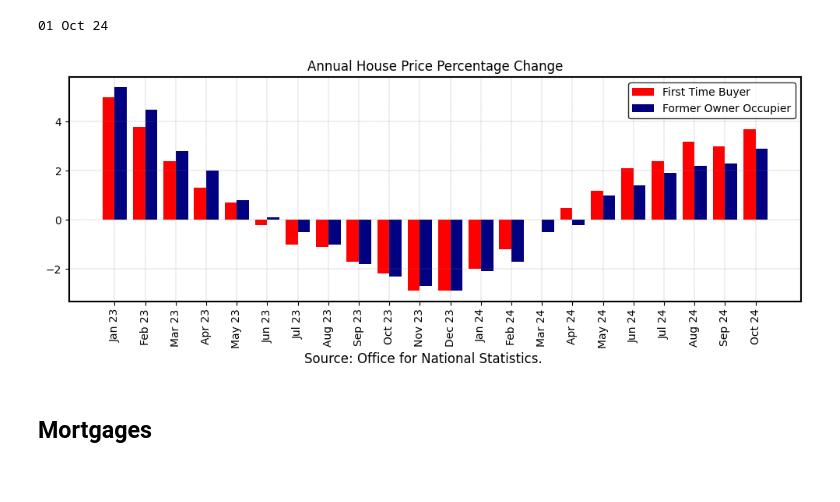
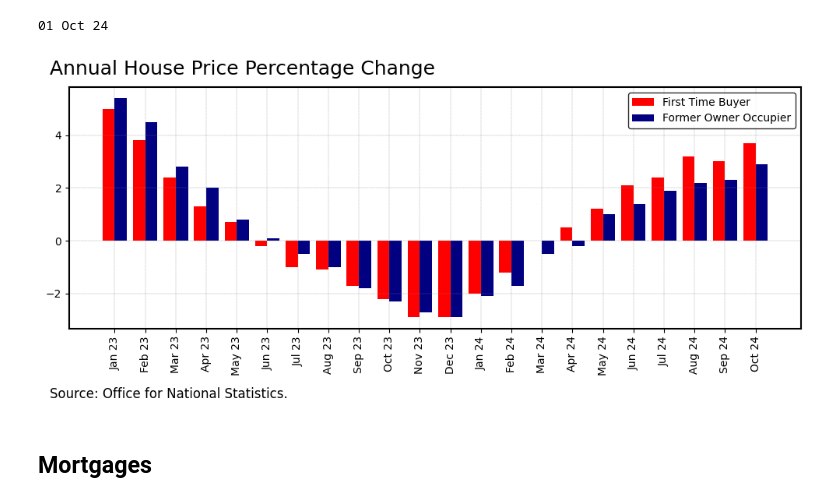
Before and after one commit to rpreen/econ, a Jupyter notebook: econ.ipynb, the cells around one changed output. Drawn from its saved outputs; the diff is of its cells as text; code cells hidden in the pictures.

```diff
--- a/econ.ipynb
+++ b/econ.ipynb
@@ -269,38 +269,51 @@ x2 = x + bar_width
 
 ax.bar(x, df_ftb["FTB_Change"], width=bar_width, label="First Time Buyer", color="red")
 ax.bar(
     x2,
     df_ftb["FOO_Change"],
     width=bar_width,
     label="Former Owner Occupier",
     color="navy",
 )
 ax.grid(True, color="grey", linestyle="--", linewidth=0.25)
 
-ax.set_title("Annual House Price Percentage Change")
+ax.set_title("")
 xticks = df_ftb["Month_Year"][::1]  # every nth date
 
 plt.xticks(x + bar_width / 2, categories, rotation=90)
 
 for spine in ax.spines.values():
     spine.set_edgecolor("black")
     spine.set_linewidth(1.5)
+
 fig.text(
-    0.5,
-    -0.01,
+    0.02,
+    0,
     "Source: Office for National Statistics.",
-    ha="center",
+    ha="left",
+    va="top",
     fontsize=12,
     color="black",
+)
+
+fig.text(
+    0.02,
+    1.05,
+    "Annual House Price Percentage Change",
+    ha="left",
+    va="top",
+    fontsize=18,
+    color="black",
+    # weight="bold",
 )
 
 plt.legend(facecolor="white", edgecolor="black", fontsize=10)
 plt.tight_layout()
 
 filename = os.path.join(PLOT_DIR, "ftb_foo_change.png")
 plt.savefig(filename, dpi=300, bbox_inches="tight")
 # %% [output]
-[figure, old version]
+[figure, new version]
 # %% [markdown]
 ## Mortgages
 # %%
```
Also changed, not shown: parts of 18 cells of this notebook.
